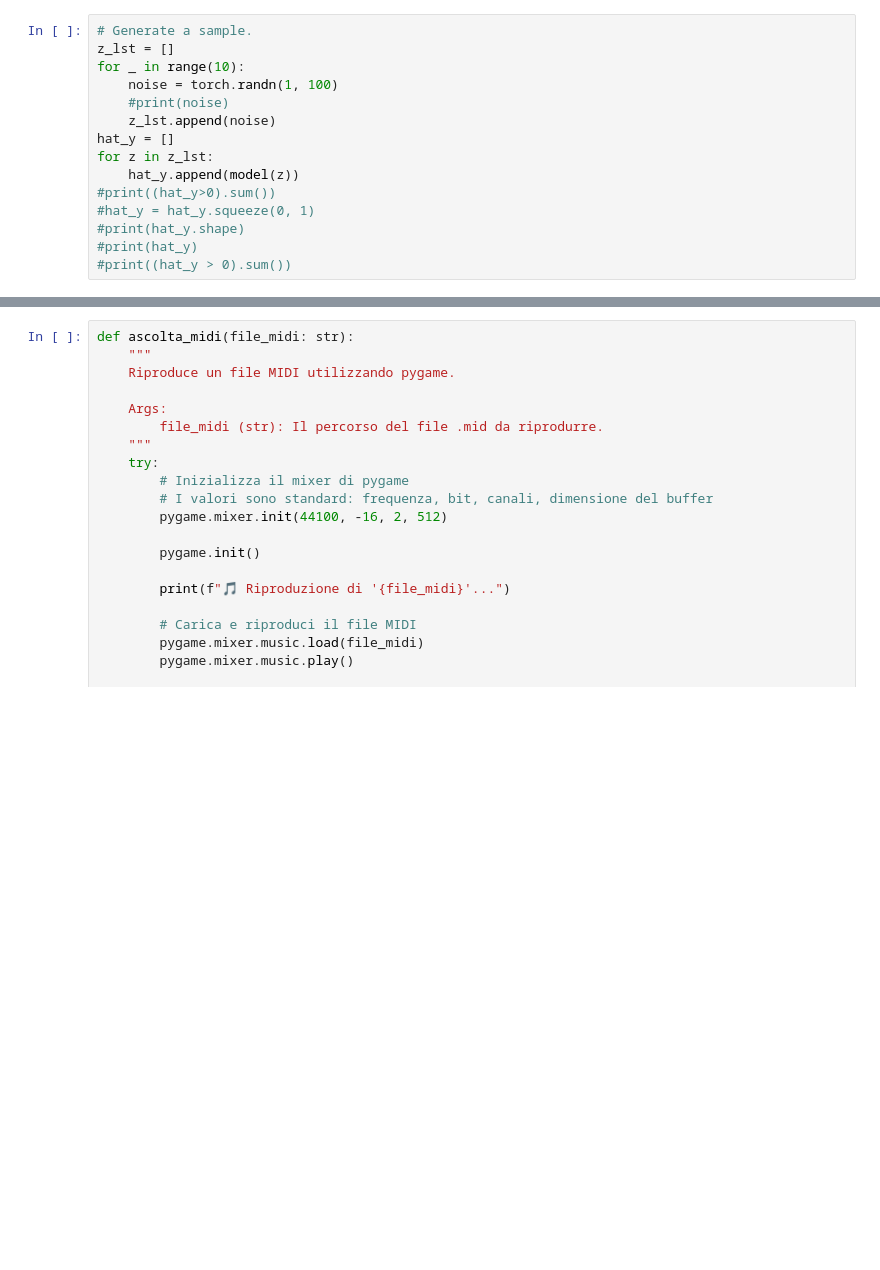
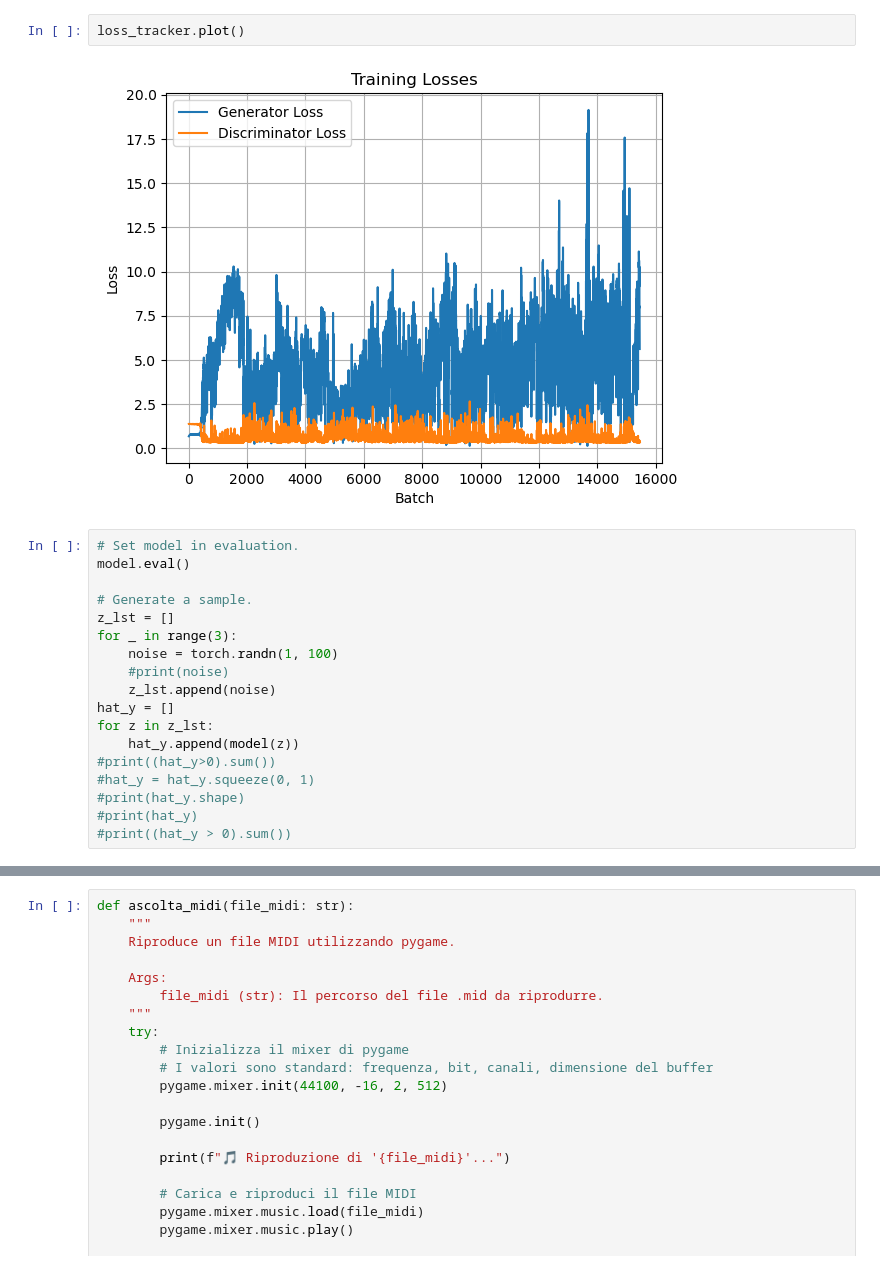
Before and after one commit to Ultimi-Sumiti/GAN_Music_Generator, a Jupyter notebook: first_test_modelv1.ipynb, the cells around one changed output, grey strips where cells are left out. Saved outputs shown, nothing was run; the diff lists cells and outputs as text; blank space fills up the shorter version.

```diff
--- a/first_test_modelv1.ipynb
+++ b/first_test_modelv1.ipynb
@@ -41,7 +58,14 @@ LOCAL_RANK: 0 - CUDA_VISIBLE_DEVICES: [0]
+# %%
+loss_tracker.plot()
+# %% [output]
+[figure, added]
 # %%
+# Set model in evaluation.
+model.eval()
+
 # Generate a sample.
 z_lst = []
-for _ in range(10):
+for _ in range(3):
     noise = torch.randn(1, 100)
     #print(noise)
     z_lst.append(noise)
```
Also changed, not shown: parts of 7 cells of this notebook.
